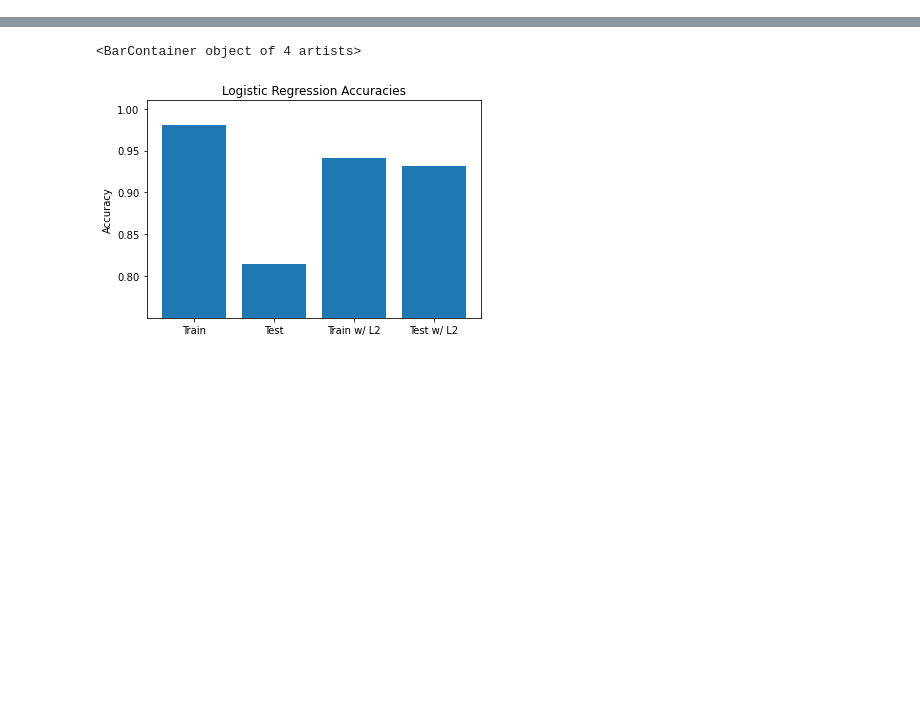
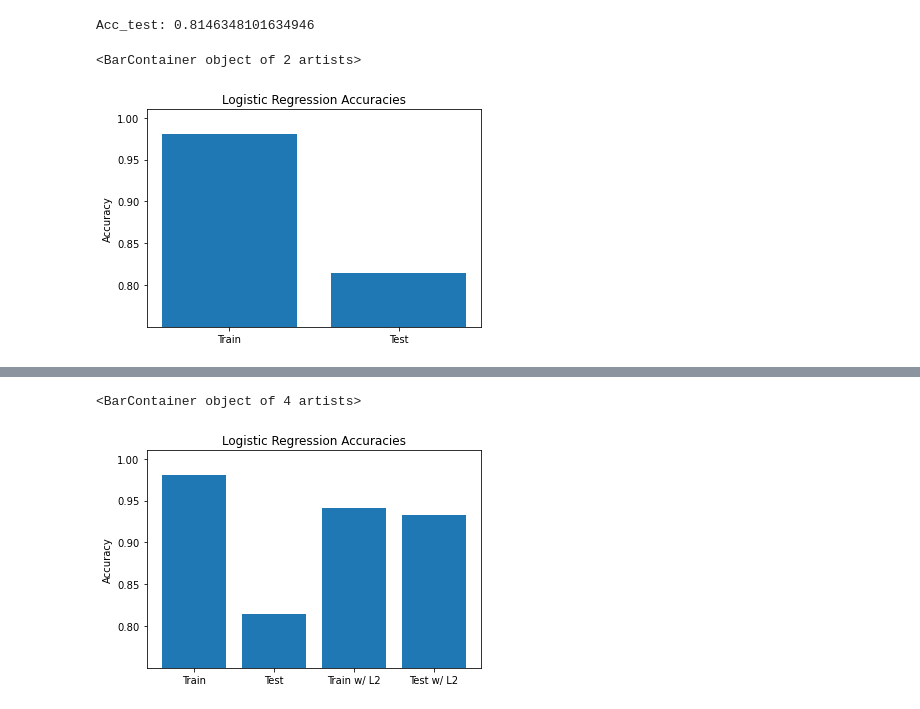
Before and after one commit to patrick-mcclure/a_day_in_the_life_of_a_data_scientist, a Jupyter notebook: Logistic_Regression_Tutorial_using_LoL_Data.ipynb, the cells around one changed output, grey strips where cells are left out. Cells and saved outputs as stored; diff of their text form; code cells hidden in the pictures; blank space fills up the shorter version.

Commit message:
Split code into a data prep notebook and a logistic regression notebook

```diff
--- a/Logistic_Regression_Tutorial_using_LoL_Data.ipynb
+++ b/Logistic_Regression_Tutorial_using_LoL_Data.ipynb
@@ -424,0 +148,4 @@ Acc_test_val: 0.9313944672330333
+# %%
+#Load test data
+games_table_test = pd.read_csv('games_test.csv')
+games_table_test
@@ -425,2 +166,30 @@ Acc_test_val: 0.9313944672330333
+# %%
+#Get test data matrices
+winner_table_test = games_table_test[["winner"]]
+winner_array_test = winner_table_test.to_numpy()
+y_test = np.squeeze(winner_array_test - 1)
+objectives_table_test = games_table_test[objectives]
+X_test = objectives_table_test.to_numpy()
+# %%
+#Get model test accuracy
+preds_test = model.predict(X_test)
+acc_test = (preds_test == np.squeeze(y_test)).mean()
+print('Acc_test: '+str(acc_test))
+# %% [output]
+Acc_test: 0.8146348101634946
 # %%
 import matplotlib.pyplot as plt
+# %%
+#Plot model accuracies
+fig, ax = plt.subplots()
+xs = np.array(list(range(2)))
+ax.set_ylabel('Accuracy')
+ax.set_ylim([0.75,1.01])
+ax.set_yticks([0.8, 0.85, 0.9, 0.95, 1.0])
+ax.set_title('Logistic Regression Accuracies')
+ax.set_xticks(xs)
+ax.set_xticklabels(['Train', 'Test'])
+ax.bar(xs,[acc_train, acc_test])
+# %% [output]
+<BarContainer object of 2 artists>
+[figure, added]
```
Also changed, not shown: parts of 35 cells of this notebook, 3 other files.
